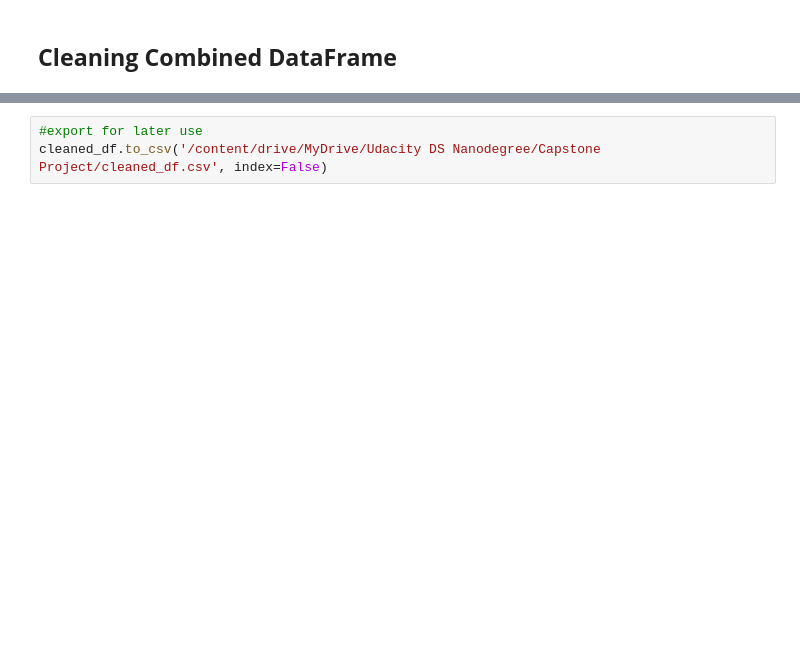
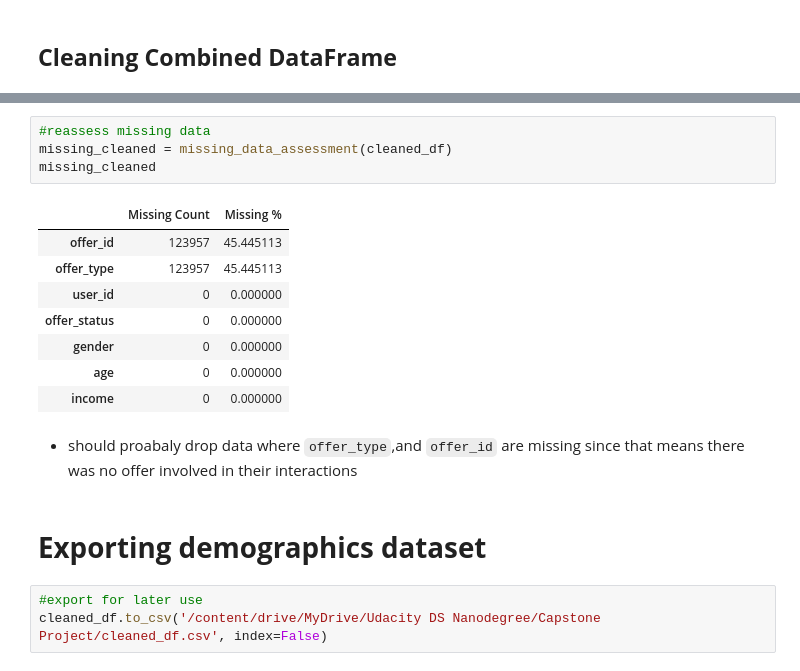
Before and after one commit to ELBrown11/StarbucksCapstoneChallenge, a Jupyter notebook: Starbucks_Capstone_notebook_DataPrep.ipynb, the cells around one changed output, grey strips where cells are left out. Saved outputs shown, nothing was run; the diff lists cells and outputs as text; blank space fills up the shorter version.

```diff
--- a/Starbucks_Capstone_notebook_DataPrep.ipynb
+++ b/Starbucks_Capstone_notebook_DataPrep.ipynb
@@ -761,3 +689,20 @@ cleaned_df.head()
+# %%
+#reassess missing data
+missing_cleaned = missing_data_assessment(cleaned_df)
+missing_cleaned
+# %% [output]
+|  | Missing Count | Missing % |
+| offer_id | 123957 | 45.445113 |
+| offer_type | 123957 | 45.445113 |
+| user_id | 0 | 0.000000 |
+| offer_status | 0 | 0.000000 |
+| gender | 0 | 0.000000 |
+| age | 0 | 0.000000 |
+| income | 0 | 0.000000 |
+# %% [markdown]
+- should proabaly drop data where `offer_type`,and `offer_id` are missing since that means there was no offer involved in their interactions
+# %% [markdown]
+# **Exporting demographics dataset**
 # %%
 #export for later use
 cleaned_df.to_csv('/content/drive/MyDrive/Udacity DS Nanodegree/Capstone Project/cleaned_df.csv', index=False)
```
Also changed, not shown: parts of 28 cells of this notebook.
